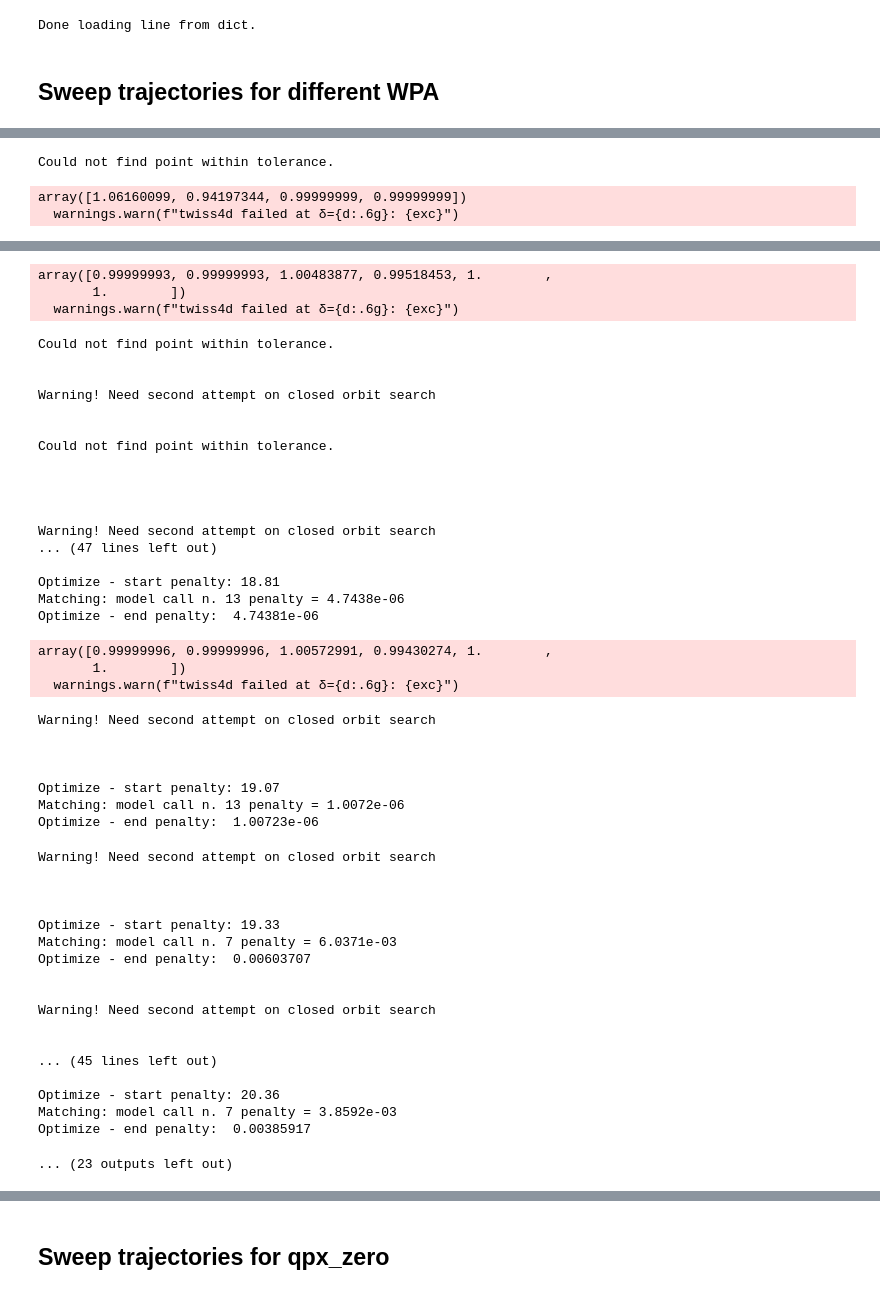
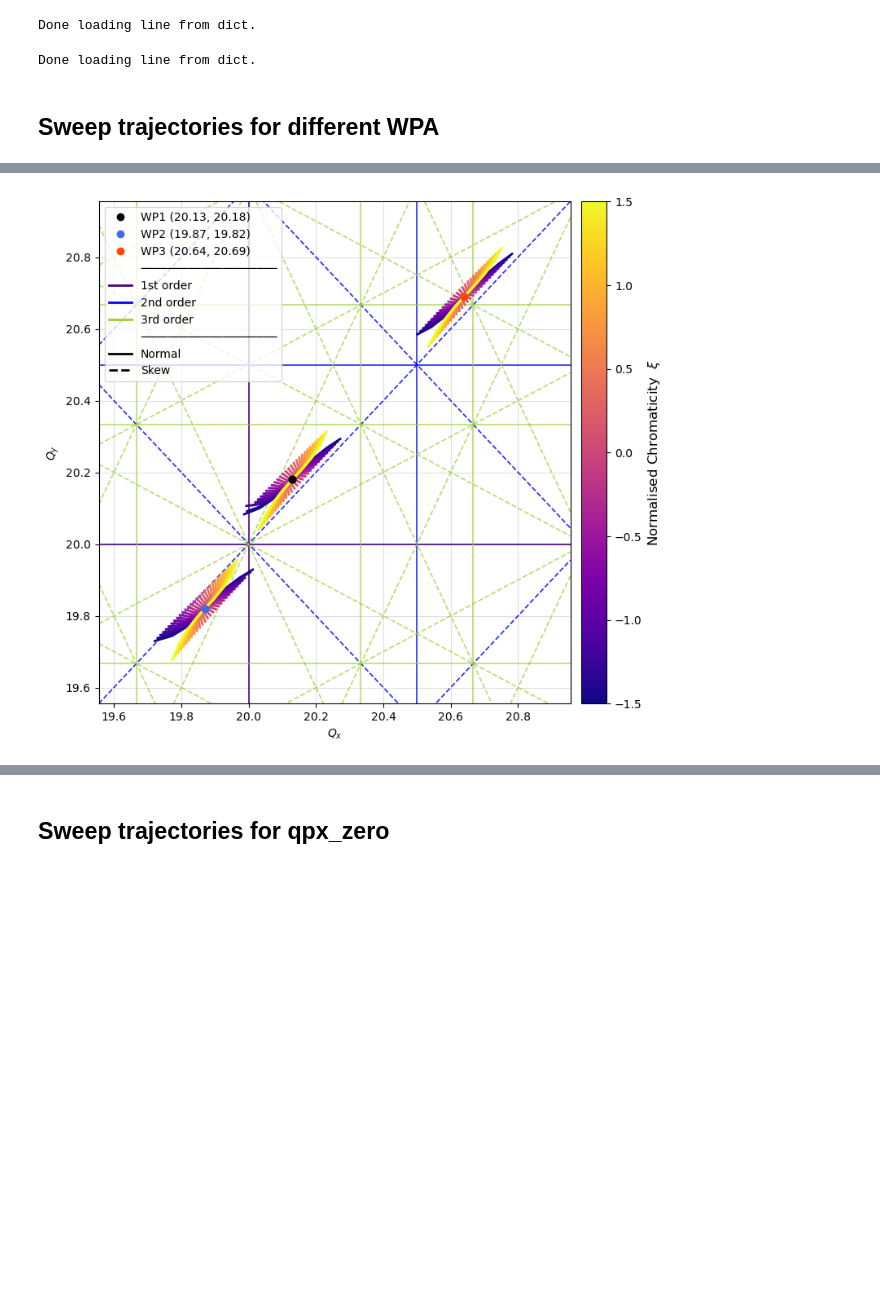
Before and after one commit to lisepauwels/sps_simulations, a Jupyter notebook: Studies/MomentumAcceptance/TuneDiagramVariations/results/plot.ipynb, the cells around one changed output, grey strips where cells are left out. Saved outputs shown, nothing was run; the diff lists cells and outputs as text; code cells hidden in the pictures; blank space fills up the shorter version.

```diff
--- a/Studies/MomentumAcceptance/TuneDiagramVariations/results/plot.ipynb
+++ b/Studies/MomentumAcceptance/TuneDiagramVariations/results/plot.ipynb
@@ -285,6 +293,22 @@ for nn in qd:
 #     ])
 # %% [output]
 Done loading line from dict.
+# %%
+#Line with no errors
+line = xt.load('/Users/lisepauwels/sps_simulations/injection_lines/sps_q20_inj.json')
+env = line.env
+
+cavity_elements, cavity_names = line.get_elements_of_type(xt.Cavity)
+for name in cavity_names:
+    line[name].frequency = 200e6
+    line[name].lag = 180
+    line[name].voltage = 0
+# line['acl.31735'].voltage = 0 #setting 800 cav to 0V
+line['actcse.31632'].voltage = 3.0e6
+
+tw = line.twiss()
+# %% [output]
+Done loading line from dict.
 # %% [markdown]
 ## Sweep trajectories for different WPA
 # %%
@@ -323,7 +347,7 @@ for qx, qy in zip(qxs, qys):
                 xt.TargetSet(qx=qx, qy=qy, tol=1e-6, tag='tune'),
                 xt.TargetSet(dqx=x*qx, dqy=x*qy, tol=1e-2, tag='chrom'),
             ])
-        sweep_trajectories[(qx, qy)].append(SweepTrajectory.from_twiss_scan(line=line, delta_range=(-1e-2, 1e-2), step=1e-3))
+        sweep_trajectories[(qx, qy)].append(SweepTrajectory.from_twiss_scan(line=line, delta_range=(-4e-3, 4e-3), step=1e-3))
         sweep_trajectories[(qx, qy)][-1].plot(ax, color=cmap(norm(x)))
 
 # s1 = SweepTrajectory.from_twiss_scan(line=line, delta_range=(-4e-3, 4e-3), step=1e-4)
@@ -340,5 +364,5 @@ sm = plt.cm.ScalarMappable(norm=norm, cmap=cmap)
 sm.set_array([])  # required by older mpl for colorbar
 cbar = fig.colorbar(sm, ax=ax, pad=0.02)
 cbar.set_label(r"Normalised Chromaticity  $\xi$", fontsize=12)
-plt.savefig('tune_diagram_WPAs_with_sweeps_long.pdf', dpi=300)
+plt.savefig('Figures/TuneDiagrams/Errors/tune_diagram_WPAs_with_sweeps_restr.pdf', dpi=300)
 # %% [output]
@@ -413,3 +405,0 @@ Warning! Need second attempt on closed orbit search
-Could not find point within tolerance.
-array([1.06160099, 0.94197344, 0.99999999, 0.99999999])
-  warnings.warn(f"twiss4d failed at δ={d:.6g}: {exc}")
@@ -433,51 +406,4 @@ Optimize - end penalty:  1.062e-06
-array([0.99999993, 0.99999993, 1.00483877, 0.99518453, 1.        ,
-       1.        ])
-  warnings.warn(f"twiss4d failed at δ={d:.6g}: {exc}")
-Could not find point within tolerance.
-
-
-Warning! Need second attempt on closed orbit search
-
-
-Could not find point within tolerance.
-
-
-
-
-Warning! Need second attempt on closed orbit search
-... (47 lines left out)
-
-Optimize - start penalty: 18.81
-Matching: model call n. 13 penalty = 4.7438e-06
-Optimize - end penalty:  4.74381e-06
-array([0.99999996, 0.99999996, 1.00572991, 0.99430274, 1.        ,
-       1.        ])
-  warnings.warn(f"twiss4d failed at δ={d:.6g}: {exc}")
-Warning! Need second attempt on closed orbit search
-
-
-
-Optimize - start penalty: 19.07
-Matching: model call n. 13 penalty = 1.0072e-06
-Optimize - end penalty:  1.00723e-06
-Warning! Need second attempt on closed orbit search
-
-
-
-Optimize - start penalty: 19.33
-Matching: model call n. 7 penalty = 6.0371e-03
-Optimize - end penalty:  0.00603707
-
-
-Warning! Need second attempt on closed orbit search
-
-
-... (45 lines left out)
-
-Optimize - start penalty: 20.36
-Matching: model call n. 7 penalty = 3.8592e-03
-Optimize - end penalty:  0.00385917
-... (23 outputs left out)
+[figure, added]
 # %%
 fig
 # %% [output]
```
Also changed, not shown: parts of 7 cells of this notebook, 19 other files.
